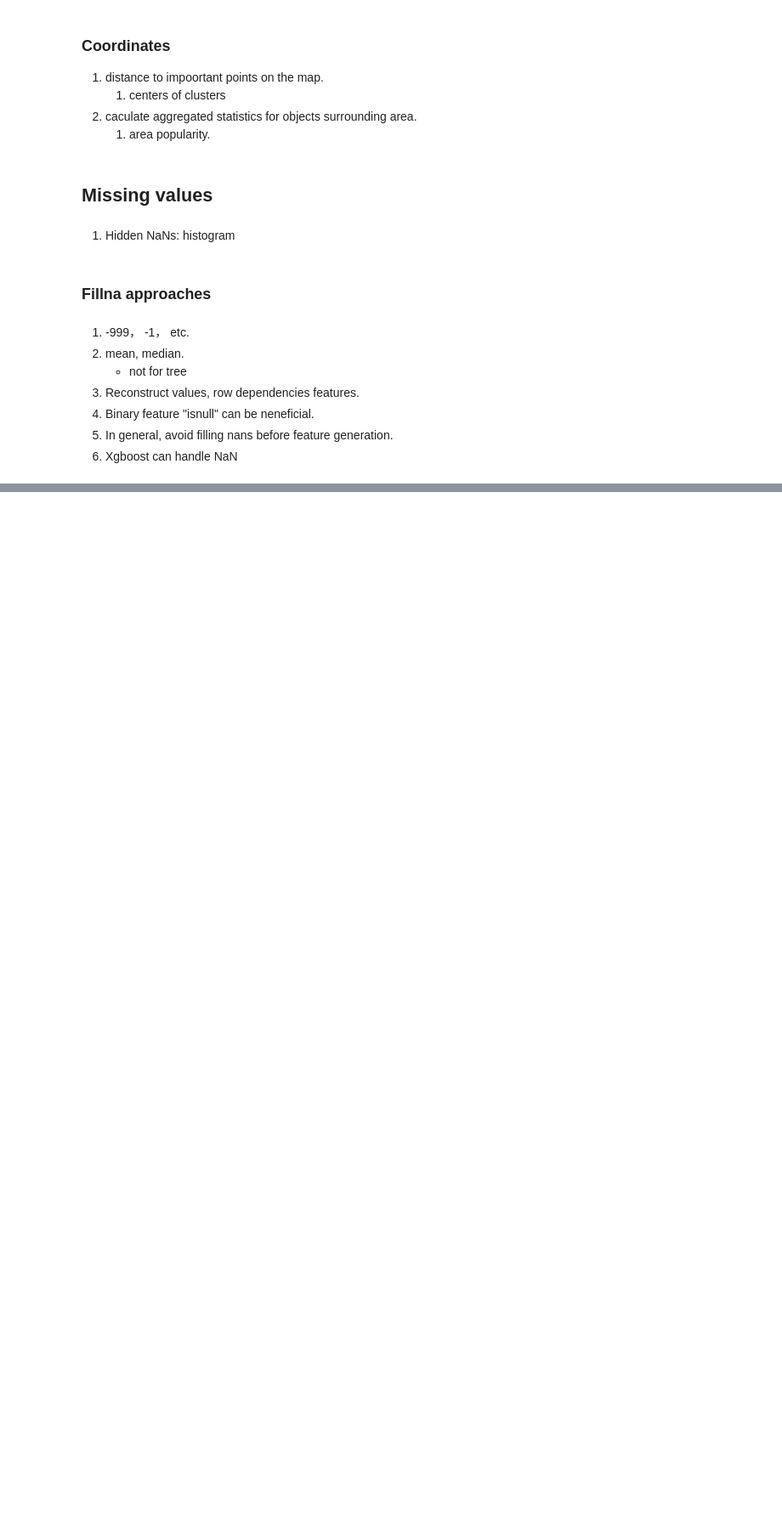
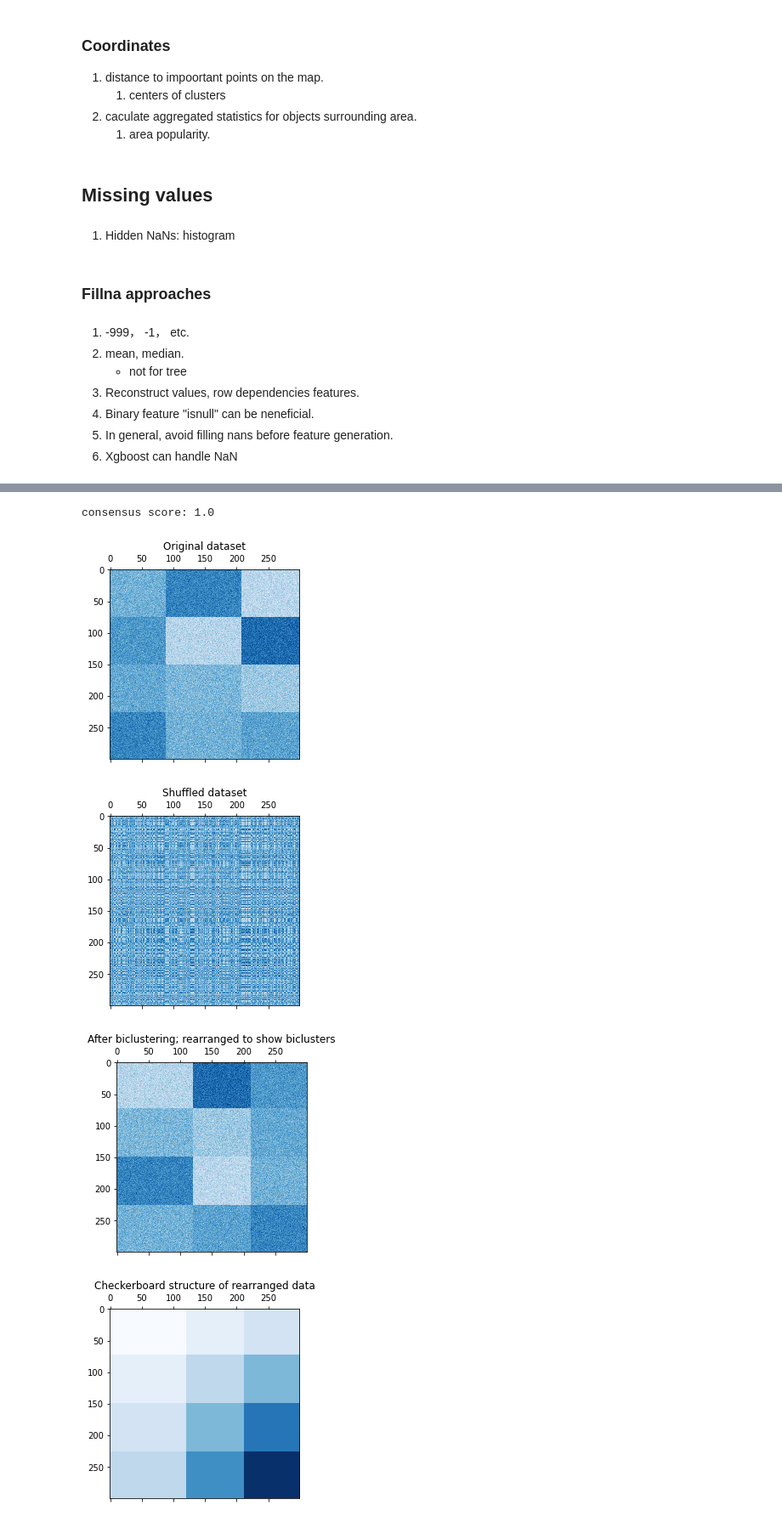
Before and after one commit to modiem/DataScience, a Jupyter notebook: notes/kaggle_tips.ipynb, the cells around one changed output, grey strips where cells are left out. Shown at 85% size. Saved outputs shown, nothing was run; the diff lists cells and outputs as text; code cells hidden in the pictures; blank space fills up the shorter version.

```diff
--- a/notes/kaggle_tips.ipynb
+++ b/notes/kaggle_tips.ipynb
@@ -146,0 +352,52 @@ titanic[['Sex', 'Pclass', 'sex_class']]
+# %%
+import numpy as np
+from matplotlib import pyplot as plt
+
+from sklearn.datasets import make_checkerboard
+from sklearn.cluster import SpectralBiclustering
+from sklearn.metrics import consensus_score
+
+
+n_clusters = (4, 3)
+data, rows, columns = make_checkerboard(
+    shape=(300, 300), n_clusters=n_clusters, noise=10,
+    shuffle=False, random_state=0)
+
+plt.matshow(data, cmap=plt.cm.Blues)
+plt.title("Original dataset")
+
+# shuffle clusters
+rng = np.random.RandomState(0)
+row_idx = rng.permutation(data.shape[0])
+col_idx = rng.permutation(data.shape[1])
+data = data[row_idx][:, col_idx]
+
+plt.matshow(data, cmap=plt.cm.Blues)
+plt.title("Shuffled dataset")
+
+model = SpectralBiclustering(n_clusters=n_clusters, method='log',
+                             random_state=0)
+model.fit(data)
+score = consensus_score(model.biclusters_,
+                        (rows[:, row_idx], columns[:, col_idx]))
+
+print("consensus score: {:.1f}".format(score))
+
+fit_data = data[np.argsort(model.row_labels_)]
+fit_data = fit_data[:, np.argsort(model.column_labels_)]
+
+plt.matshow(fit_data, cmap=plt.cm.Blues)
+plt.title("After biclustering; rearranged to show biclusters")
+
+plt.matshow(np.outer(np.sort(model.row_labels_) + 1,
+                     np.sort(model.column_labels_) + 1),
+            cmap=plt.cm.Blues)
+plt.title("Checkerboard structure of rearranged data")
+
+plt.show()
+# %% [output]
+consensus score: 1.0
+[figure, added]
+[figure, added]
+[figure, added]
+[figure, added]
```
Also changed, not shown: parts of 25 cells of this notebook.
